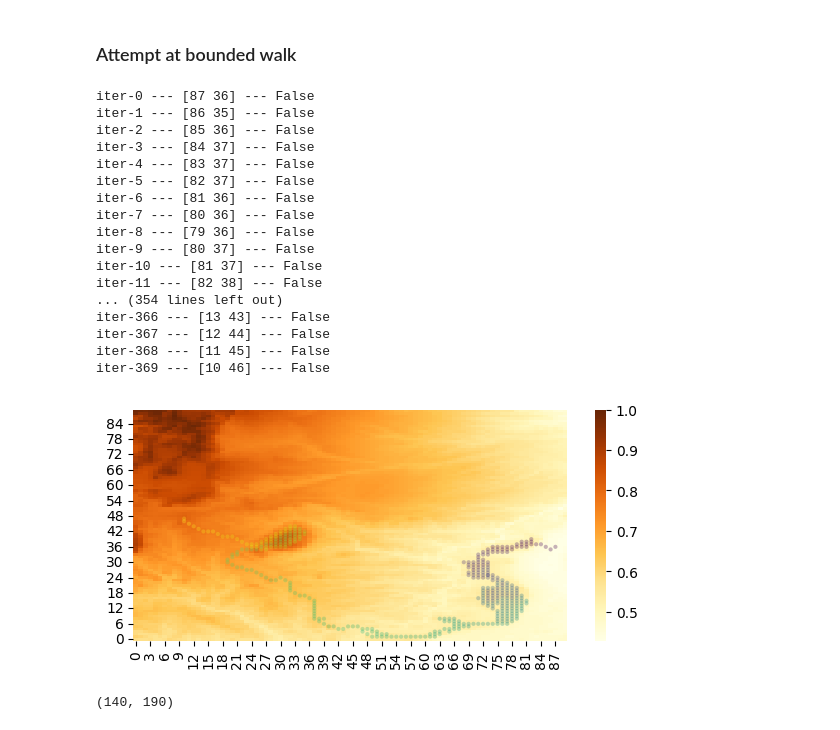
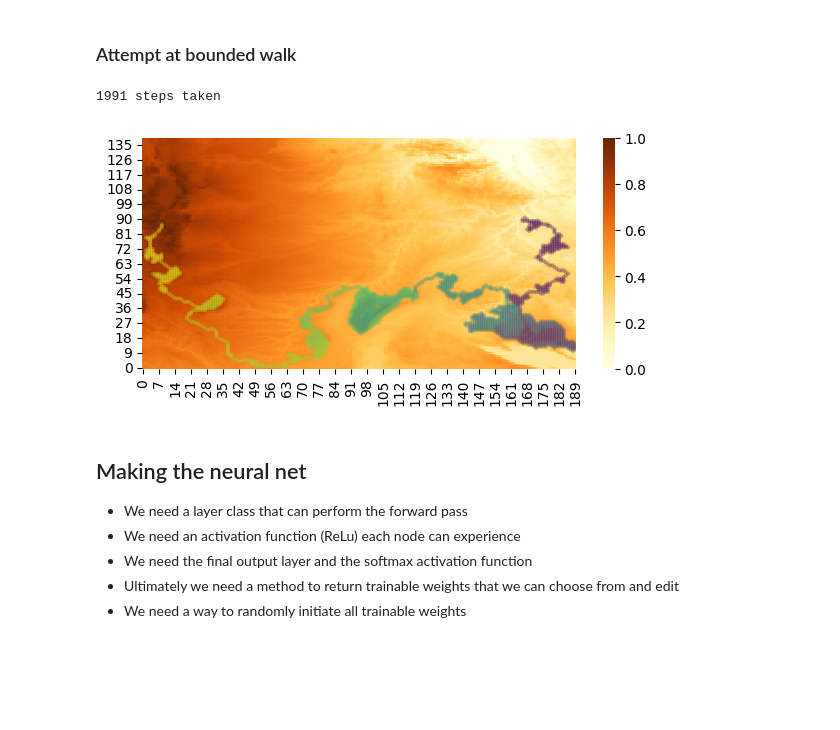
Before and after one commit to Matthew1309/Intuitions, a Jupyter notebook: Mathematics/Misc/Path_finding.ipynb, the cells around one changed output. Cells and saved outputs as stored; diff of their text form; code cells hidden in the pictures; blank space fills up the shorter version.

Commit message:
Corrected the surrounding spaces function in Path_finding.ipynb and gradient ascent works well with an example

```diff
--- a/Mathematics/Misc/Path_finding.ipynb
+++ b/Mathematics/Misc/Path_finding.ipynb
@@ -274,64 +274,54 @@ plt.show()
 # %% [markdown]
 ### Attempt at bounded walk
 # %%
-starting_point = np.array([87,36]) # np.array([7,0])
+starting_point = np.array([168,90])# np.array([87,66]) # np.array([7,0])
 path_walked = [starting_point]
 # 8x2 direction vectors
 thing2 = pd.DataFrame({1: [-1, -1], 2: [0,-1], 3: [1,-1],
                        4:[-1,0], 5: [1,0],
                        6: [-1,1], 7:[0,1], 8:[1,1]}, index = ['x','y']).T.to_numpy()
 thing2_norm = thing2 / np.sqrt(np.sum(thing2*thing2, axis=1))[:,np.newaxis]
 
-for i in range(370):
-    print(f"iter-{i} --- {starting_point} --- {check_out_of_bounds((starting_point), mapData.data.shape)}")
+for i in range(5000):
+    # print(f"iter-{i} --- {starting_point} --- {check_out_of_bounds((starting_point), mapData.data.shape)}")
     thing1 = np.concatenate( [get_surrounding_values(starting_point, mapData.gradientY)[np.newaxis,:],
                               get_surrounding_values(starting_point, mapData.gradientX)[np.newaxis,:]],
                             axis=0 ).T
     thing3 = np.sum(thing1*thing2_norm, axis=1)
     direction = thing2[np.argmax(thing3)]
-    for i in range(2,9):
+    for j in range(2,9):
         # If we are going back on ourselves or going out of bounds
         # try a different direction
         if np.any(np.all((starting_point + direction) == path_walked, axis=1)) | check_out_of_bounds((starting_point + direction), mapData.data.shape):
-            direction = thing2[np.argsort(thing3, axis=0)[-i]]
+            direction = thing2[np.argsort(thing3, axis=0)[-j]]
         else:
             break
     starting_point = starting_point + direction
     path_walked.append(starting_point)
+    if mapData.data[starting_point[1], starting_point[0]] == np.max(mapData.data):
+        print(f'{i} steps taken')
+        break
 
 # Plotting the path
-data1 = mapData.data[0:90,0:90]
+data1 = mapData.data[0:200,0:200]
 data2 = np.array(path_walked)
 
 f, ax = plt.subplots(figsize=(7, 3))
 # plt.tick_params(bottom='on')
 ax = sns.heatmap(data1, cmap='YlOrBr')# , annot=True, fmt = '.4f', annot_kws = {"size": 5})
 
 sns.scatterplot(x=data2[:,0]+0.5, y = data2[:,1]+0.5, hue = [i for i in range(len(data2[:,0]))], linewidth=2, ax=ax, palette='viridis', legend=False, markers='.', edgecolor=None, s = 1, alpha = 0.3)
 ax.axis('tight')
 ax.invert_yaxis()
 
 plt.show()
 # %% [output]
-iter-0 --- [87 36] --- False
-iter-1 --- [86 35] --- False
-iter-2 --- [85 36] --- False
-iter-3 --- [84 37] --- False
-iter-4 --- [83 37] --- False
-iter-5 --- [82 37] --- False
-iter-6 --- [81 36] --- False
-iter-7 --- [80 36] --- False
-iter-8 --- [79 36] --- False
-iter-9 --- [80 37] --- False
-iter-10 --- [81 37] --- False
-iter-11 --- [82 38] --- False
-... (354 lines left out)
-iter-366 --- [13 43] --- False
-iter-367 --- [12 44] --- False
-iter-368 --- [11 45] --- False
-iter-369 --- [10 46] --- False
+1991 steps taken
-[figure, old version]
+[figure, new version]
-# %%
-mapData.data.shape
-# %% [output]
-(140, 190)
+# %% [markdown]
+## Making the neural net
+- We need a layer class that can perform the forward pass
+- We need an activation function (ReLu) each node can experience
+- We need the final output layer and the softmax activation function
+- Ultimately we need a method to return trainable weights that we can choose from and edit
+- We need a way to randomly initiate all trainable weights
```
